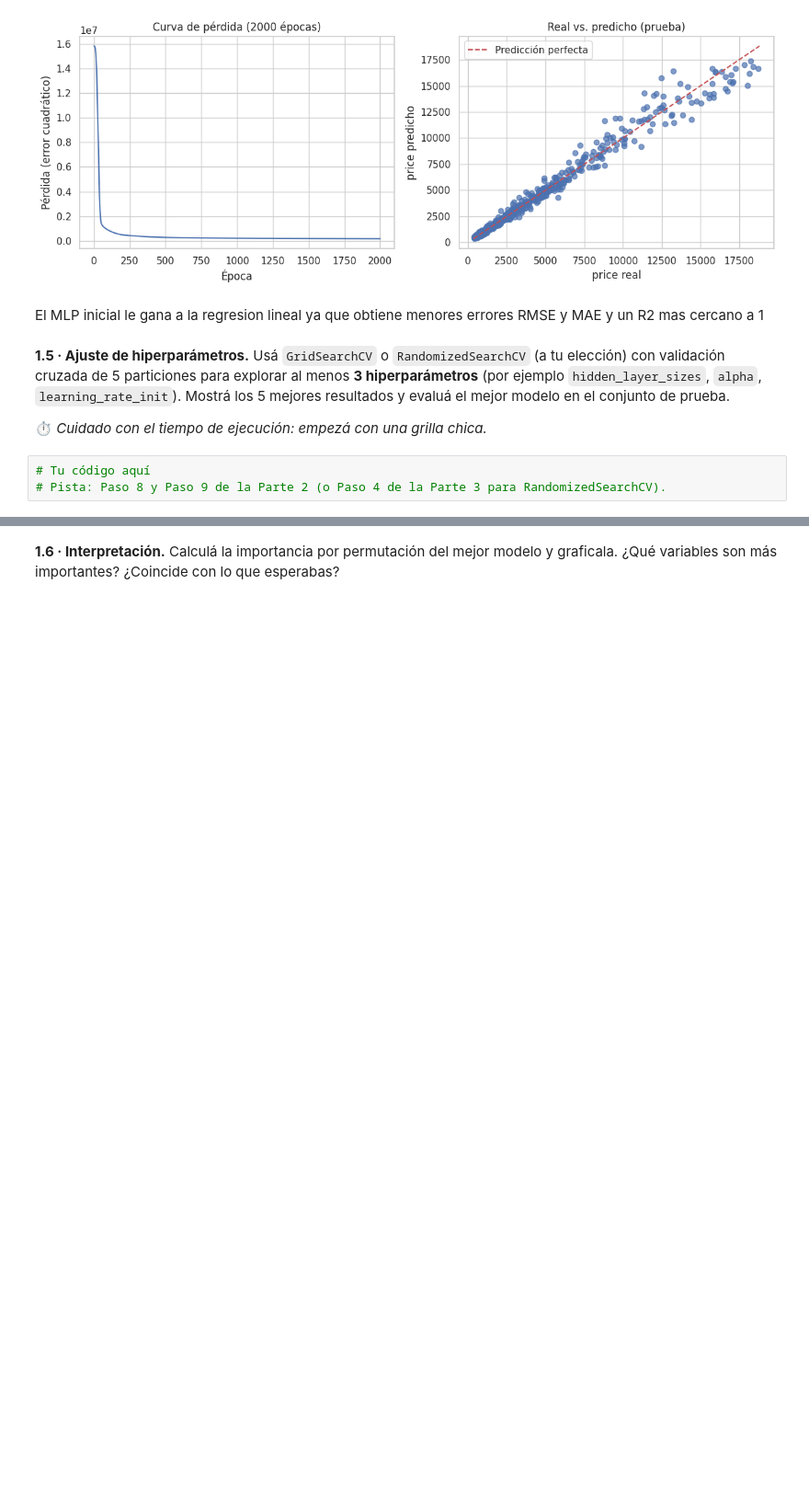
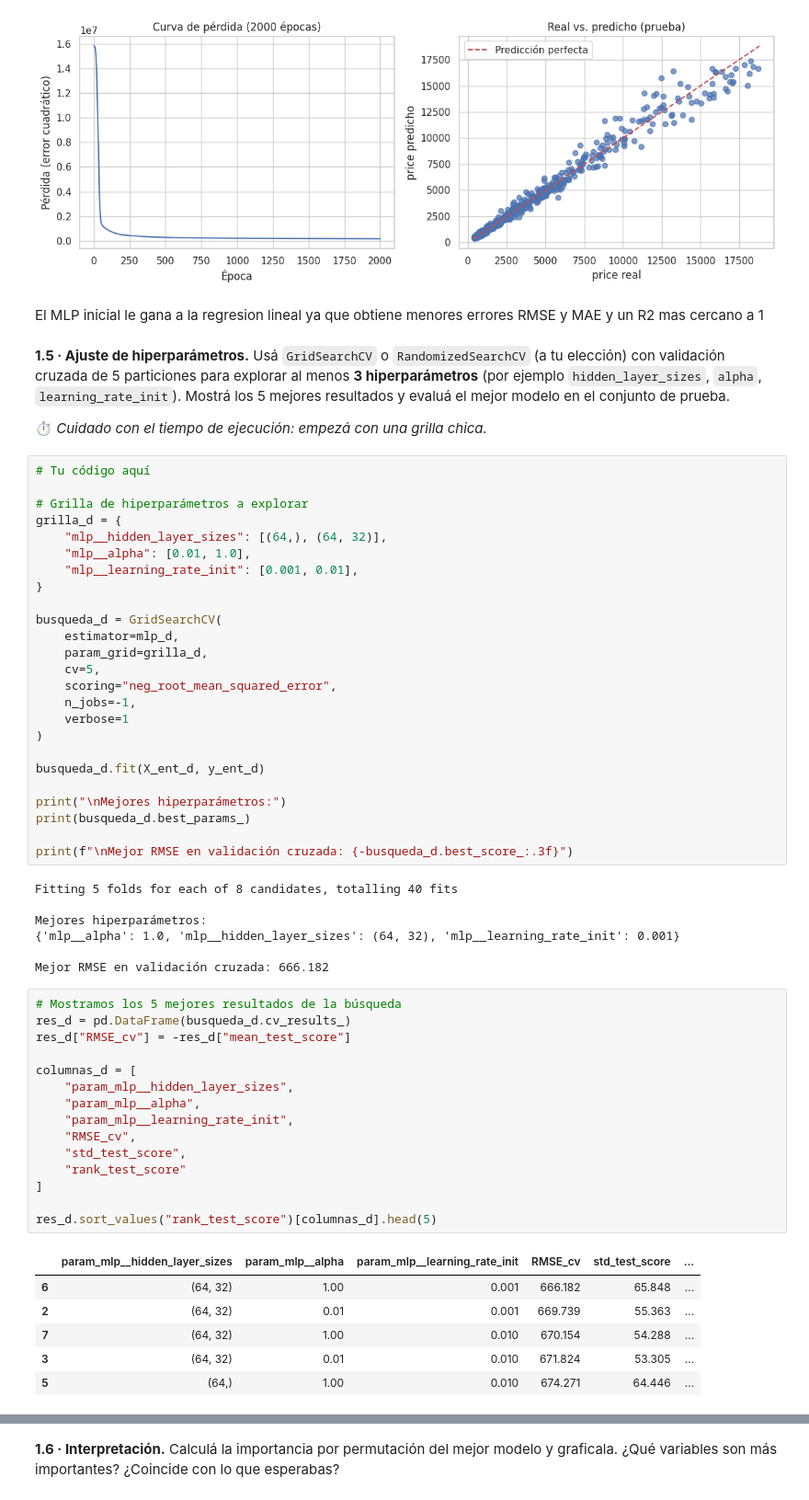
Before and after one commit to enrifonseca/AprendizajeAutomatico1, a Jupyter notebook: ISSD_AA1_Taller_redes_neuronales_sklearn_regresión.ipynb, the cells around one changed output, grey strips where cells are left out. Shown at 92% size. Drawn from its saved outputs; the diff is of its cells as text; blank space fills up the shorter version.

```diff
--- a/ISSD_AA1_Taller_redes_neuronales_sklearn_regresión.ipynb
+++ b/ISSD_AA1_Taller_redes_neuronales_sklearn_regresión.ipynb
@@ -1077,6 +1098,57 @@ El MLP inicial le gana a la regresion lineal ya que obtiene menores errores RMSE
 **1.5 · Ajuste de hiperparámetros.** Usá `GridSearchCV` o `RandomizedSearchCV` (a tu elección) con validación cruzada de 5 particiones para explorar al menos **3 hiperparámetros** (por ejemplo `hidden_layer_sizes`, `alpha`, `learning_rate_init`). Mostrá los 5 mejores resultados y evaluá el mejor modelo en el conjunto de prueba.
 
 ⏱️ *Cuidado con el tiempo de ejecución: empezá con una grilla chica.*
-# %%
-# Tu código aquí
-# Pista: Paso 8 y Paso 9 de la Parte 2 (o Paso 4 de la Parte 3 para RandomizedSearchCV).
+# %%
+# Tu código aquí
+
+# Grilla de hiperparámetros a explorar
+grilla_d = {
+    "mlp__hidden_layer_sizes": [(64,), (64, 32)],
+    "mlp__alpha": [0.01, 1.0],
+    "mlp__learning_rate_init": [0.001, 0.01],
+}
+
+busqueda_d = GridSearchCV(
+    estimator=mlp_d,
+    param_grid=grilla_d,
+    cv=5,
+    scoring="neg_root_mean_squared_error",
+    n_jobs=-1,
+    verbose=1
+)
+
+busqueda_d.fit(X_ent_d, y_ent_d)
+
+print("\nMejores hiperparámetros:")
+print(busqueda_d.best_params_)
+
+print(f"\nMejor RMSE en validación cruzada: {-busqueda_d.best_score_:.3f}")
+# %% [output]
+Fitting 5 folds for each of 8 candidates, totalling 40 fits
+
+Mejores hiperparámetros:
+{'mlp__alpha': 1.0, 'mlp__hidden_layer_sizes': (64, 32), 'mlp__learning_rate_init': 0.001}
+
+Mejor RMSE en validación cruzada: 666.182
+# %%
+# Mostramos los 5 mejores resultados de la búsqueda
+res_d = pd.DataFrame(busqueda_d.cv_results_)
+res_d["RMSE_cv"] = -res_d["mean_test_score"]
+
+columnas_d = [
+    "param_mlp__hidden_layer_sizes",
+    "param_mlp__alpha",
+    "param_mlp__learning_rate_init",
+    "RMSE_cv",
+    "std_test_score",
+    "rank_test_score"
+]
+
+res_d.sort_values("rank_test_score")[columnas_d].head(5)
+# %% [output]
+|  | param_mlp__hidden_layer_sizes | param_mlp__alpha | param_mlp__learning_rate_init | RMSE_cv | std_test_score | ... |
+| 6 | (64, 32) | 1.00 | 0.001 | 666.182 | 65.848 | ... |
+| 2 | (64, 32) | 0.01 | 0.001 | 669.739 | 55.363 | ... |
+| 7 | (64, 32) | 1.00 | 0.010 | 670.154 | 54.288 | ... |
+| 3 | (64, 32) | 0.01 | 0.010 | 671.824 | 53.305 | ... |
+| 5 | (64,) | 1.00 | 0.010 | 674.271 | 64.446 | ... |
```
Also changed, not shown: parts of 8 cells of this notebook.
